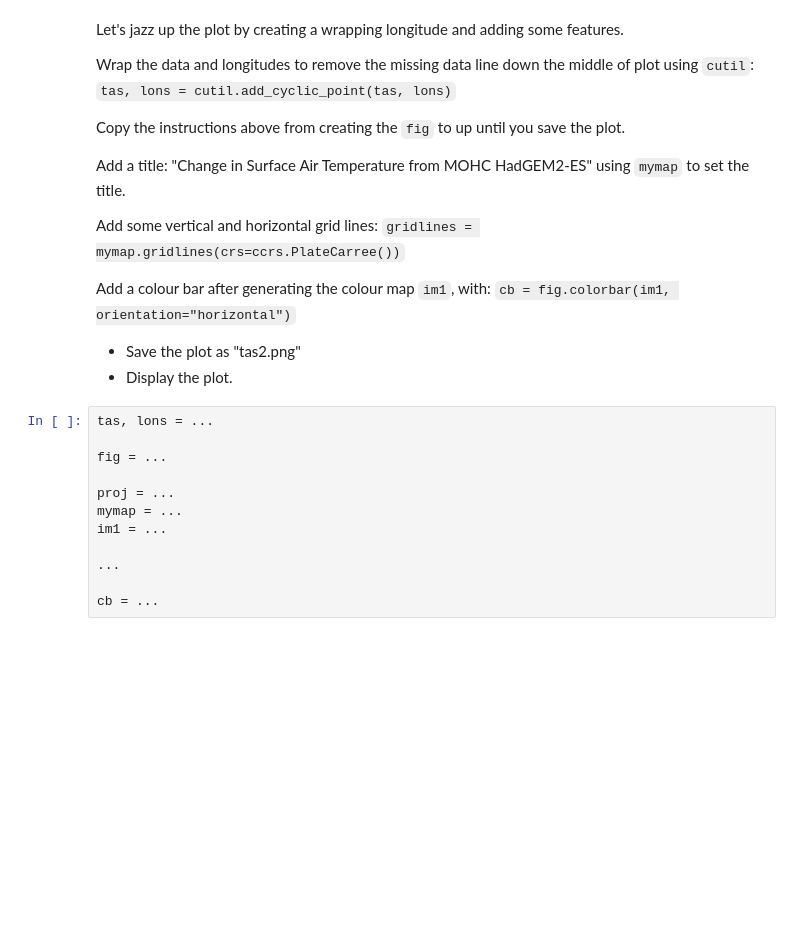
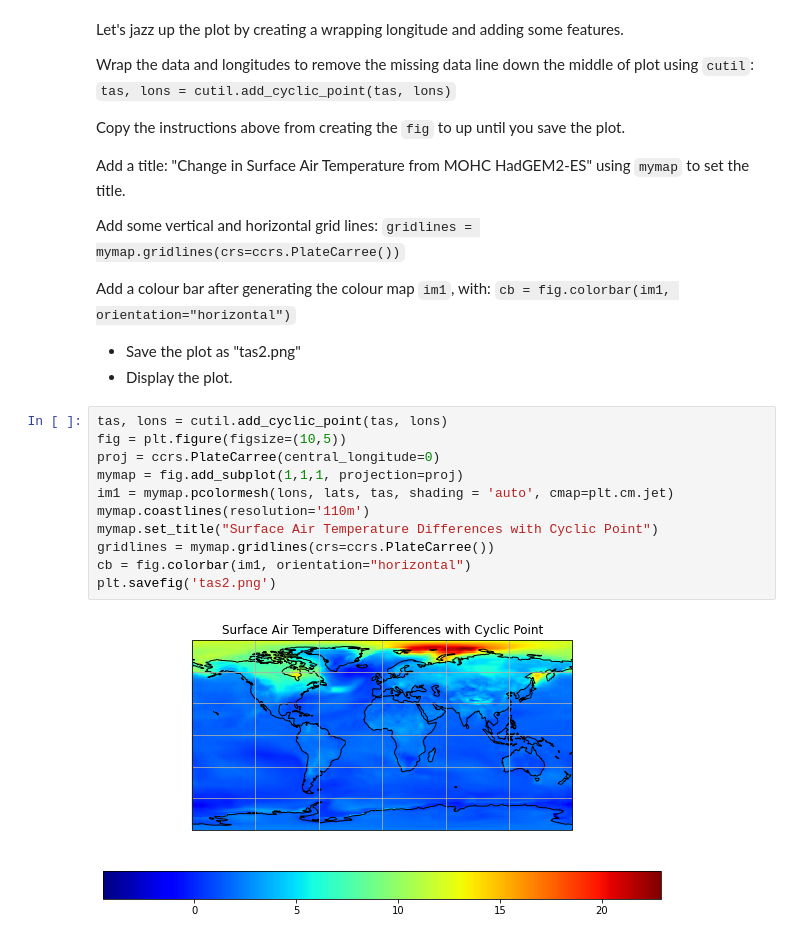
Before and after one commit to hartl4/my-isc-work, a Jupyter notebook: python-data/notebooks/ex02_matplotlib.ipynb, the cells around one changed output. Cells and saved outputs as stored; diff of their text form; blank space fills up the shorter version.

```diff
--- a/python-data/notebooks/ex02_matplotlib.ipynb
+++ b/python-data/notebooks/ex02_matplotlib.ipynb
@@ -177,15 +191,16 @@ Add a colour bar after generating the colour map `im1`, with: `cb = fig.colorbar
 
 - Save the plot as "tas2.png"
 - Display the plot.
-# %%
-tas, lons = ...
-
-fig = ...
-
-proj = ...
-mymap = ...
-im1 = ...
-
-...
-
-cb = ...
+# %%
+tas, lons = cutil.add_cyclic_point(tas, lons)
+fig = plt.figure(figsize=(10,5))
+proj = ccrs.PlateCarree(central_longitude=0)
+mymap = fig.add_subplot(1,1,1, projection=proj)
+im1 = mymap.pcolormesh(lons, lats, tas, shading = 'auto', cmap=plt.cm.jet)
+mymap.coastlines(resolution='110m')
+mymap.set_title("Surface Air Temperature Differences with Cyclic Point")
+gridlines = mymap.gridlines(crs=ccrs.PlateCarree())
+cb = fig.colorbar(im1, orientation="horizontal")
+plt.savefig('tas2.png')
+# %% [output]
+[figure, added]
```
Also changed, not shown: parts of 4 cells of this notebook.
